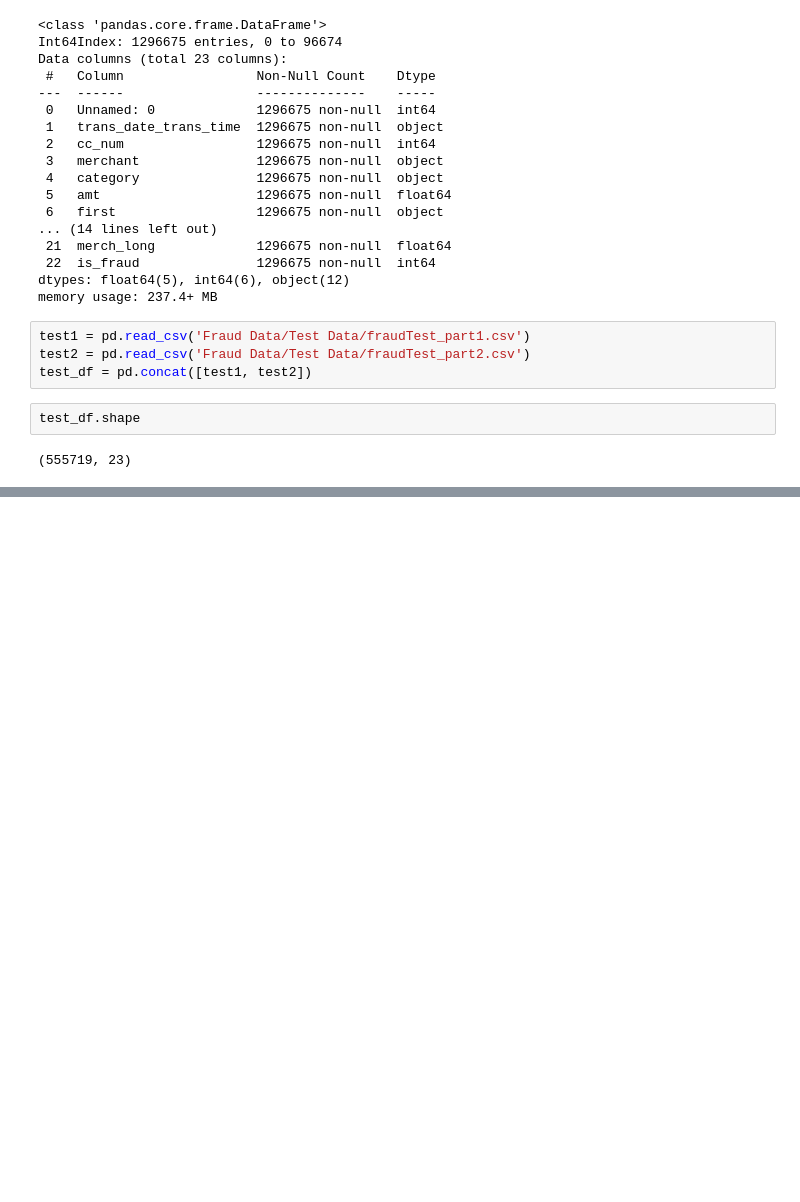
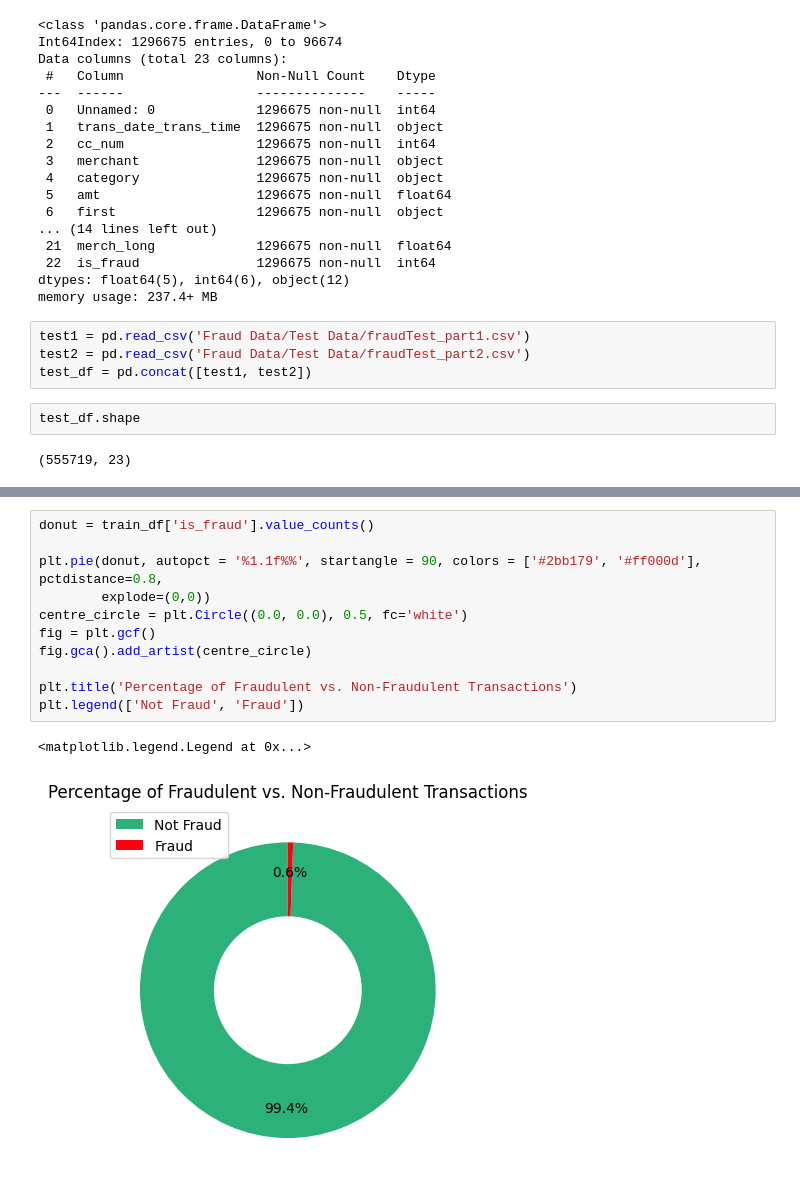
Before and after one commit to ddatnguyen97/Banking-Fraud-Detection, a Jupyter notebook: Fraud Detection.ipynb, the cells around one changed output, grey strips where cells are left out. Saved outputs shown, nothing was run; the diff lists cells and outputs as text; blank space fills up the shorter version.

```diff
--- a/Fraud Detection.ipynb
+++ b/Fraud Detection.ipynb
@@ -68,0 +86,14 @@ train_df.describe()
+# %%
+donut = train_df['is_fraud'].value_counts()
+
+plt.pie(donut, autopct = '%1.1f%%', startangle = 90, colors = ['#2bb179', '#ff000d'], pctdistance=0.8,
+        explode=(0,0))
+centre_circle = plt.Circle((0.0, 0.0), 0.5, fc='white')
+fig = plt.gcf()
+fig.gca().add_artist(centre_circle)
+
+plt.title('Percentage of Fraudulent vs. Non-Fraudulent Transactions')
+plt.legend(['Not Fraud', 'Fraud'])
+# %% [output]
+<matplotlib.legend.Legend at 0x...>
+[figure, added]
```
Also changed, not shown: parts of 9 cells of this notebook.
